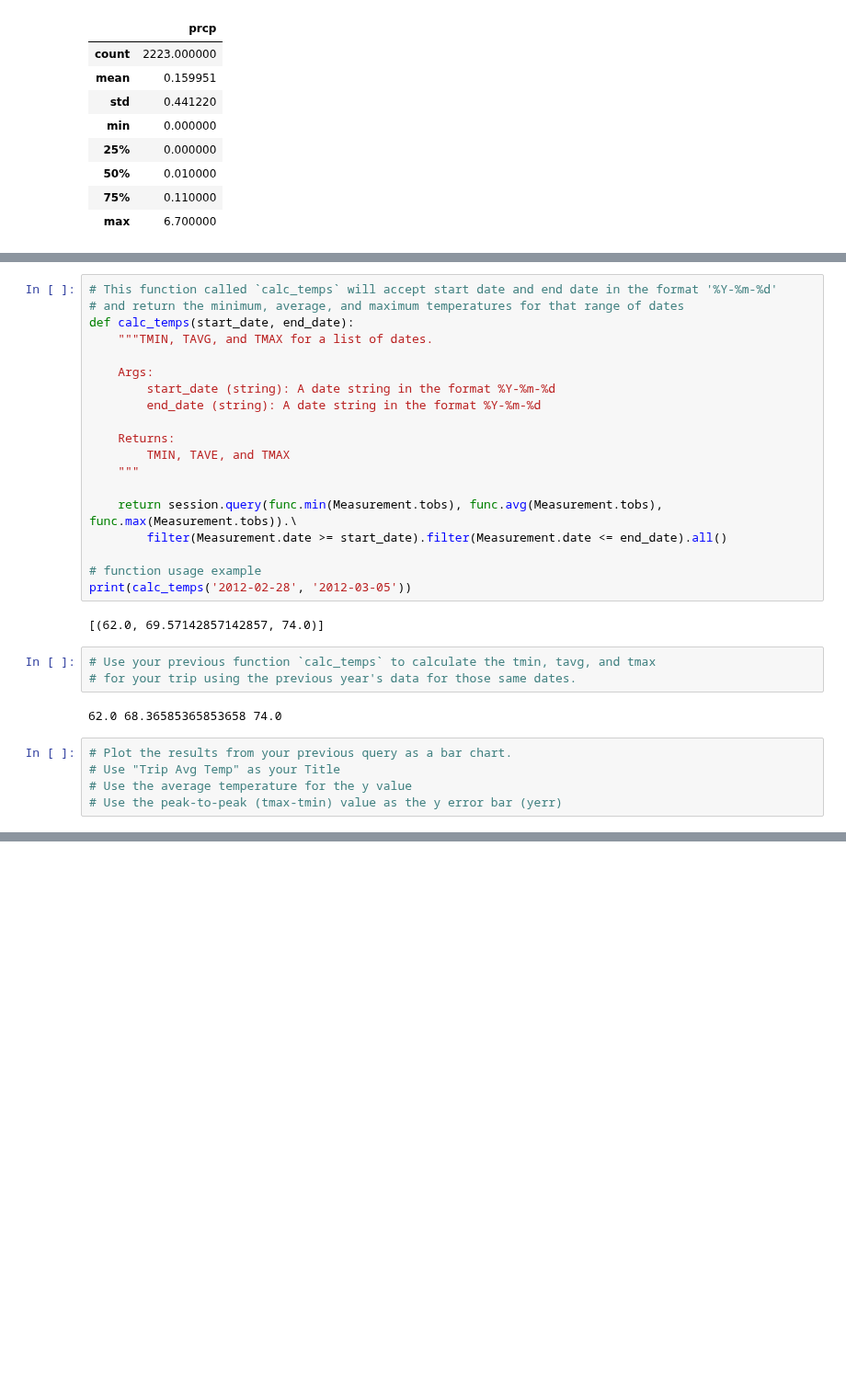
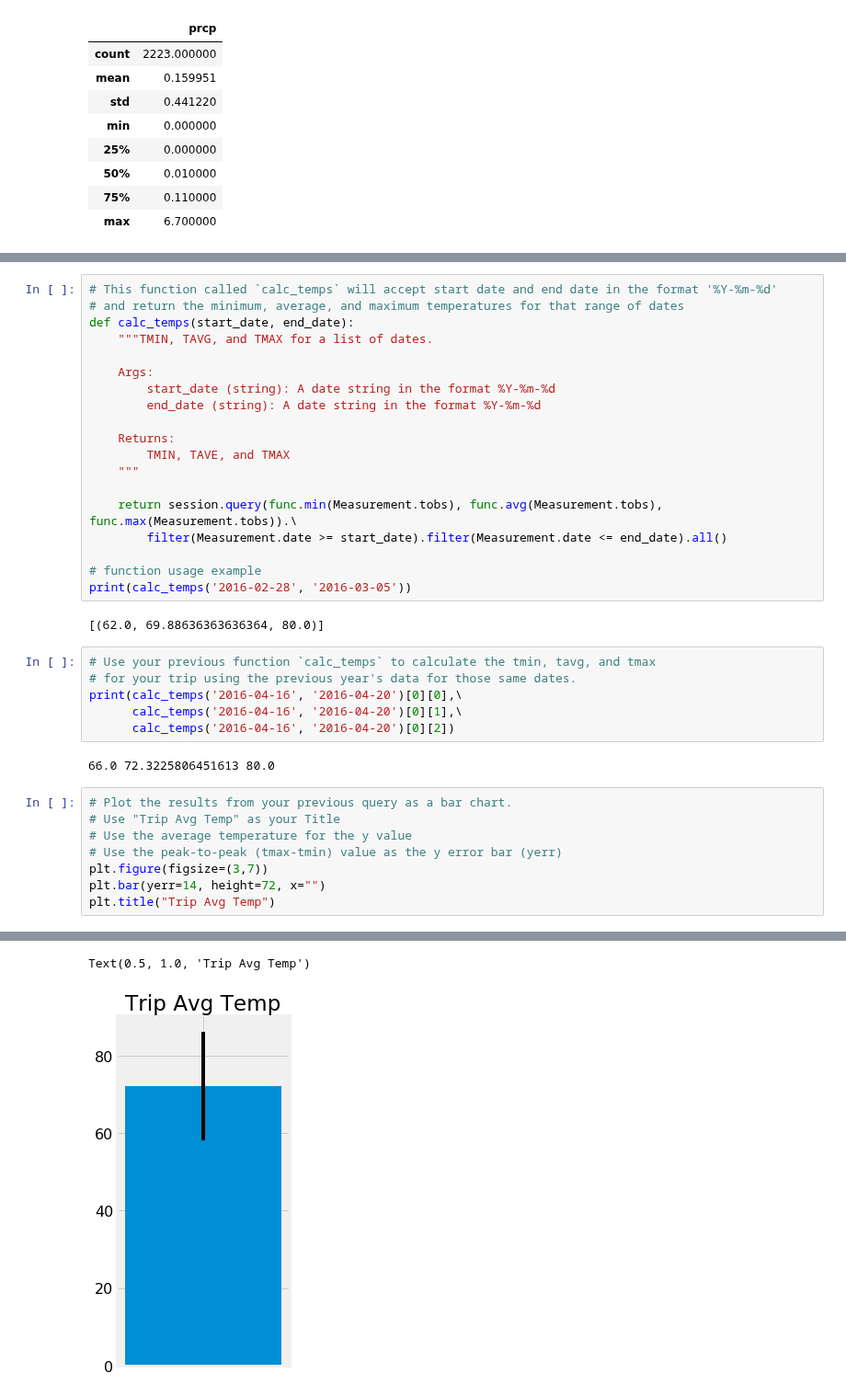
Before and after one commit to theodoremoreland/HawaiiClimateDataAPI, a Jupyter notebook: Homework/climate_starter.ipynb, the cells around one changed output, grey strips where cells are left out. Shown at 92% size. Saved outputs shown, nothing was run; the diff lists cells and outputs as text; blank space fills up the shorter version.

```diff
--- a/Homework/climate_starter.ipynb
+++ b/Homework/climate_starter.ipynb
@@ -130,17 +153,23 @@ def calc_temps(start_date, end_date):
         filter(Measurement.date >= start_date).filter(Measurement.date <= end_date).all()
 
 # function usage example
-print(calc_temps('2012-02-28', '2012-03-05'))
+print(calc_temps('2016-02-28', '2016-03-05'))
 # %% [output]
-[(62.0, 69.57142857142857, 74.0)]
+[(62.0, 69.88636363636364, 80.0)]
 # %%
 # Use your previous function `calc_temps` to calculate the tmin, tavg, and tmax
 # for your trip using the previous year's data for those same dates.
+print(calc_temps('2016-04-16', '2016-04-20')[0][0],\
+      calc_temps('2016-04-16', '2016-04-20')[0][1],\
+      calc_temps('2016-04-16', '2016-04-20')[0][2])
 # %% [output]
-62.0 68.36585365853658 74.0
+66.0 72.3225806451613 80.0
 # %%
 # Plot the results from your previous query as a bar chart.
 # Use "Trip Avg Temp" as your Title
 # Use the average temperature for the y value
 # Use the peak-to-peak (tmax-tmin) value as the y error bar (yerr)
+plt.figure(figsize=(3,7))
+plt.bar(yerr=14, height=72, x="")
+plt.title("Trip Avg Temp")
 # %% [output]
@@ -149,3 +176,5 @@ print(calc_temps('2012-02-28', '2012-03-05'))
+Text(0.5, 1.0, 'Trip Avg Temp')
+[figure, added]
 # %%
 # Calculate the total amount of rainfall per weather station for your trip dates using the previous year's matching dates.
 # Sort this in descending order by precipitation amount and list the station, name, latitude, longitude, and elevation
```
Also changed, not shown: parts of 8 cells of this notebook.
